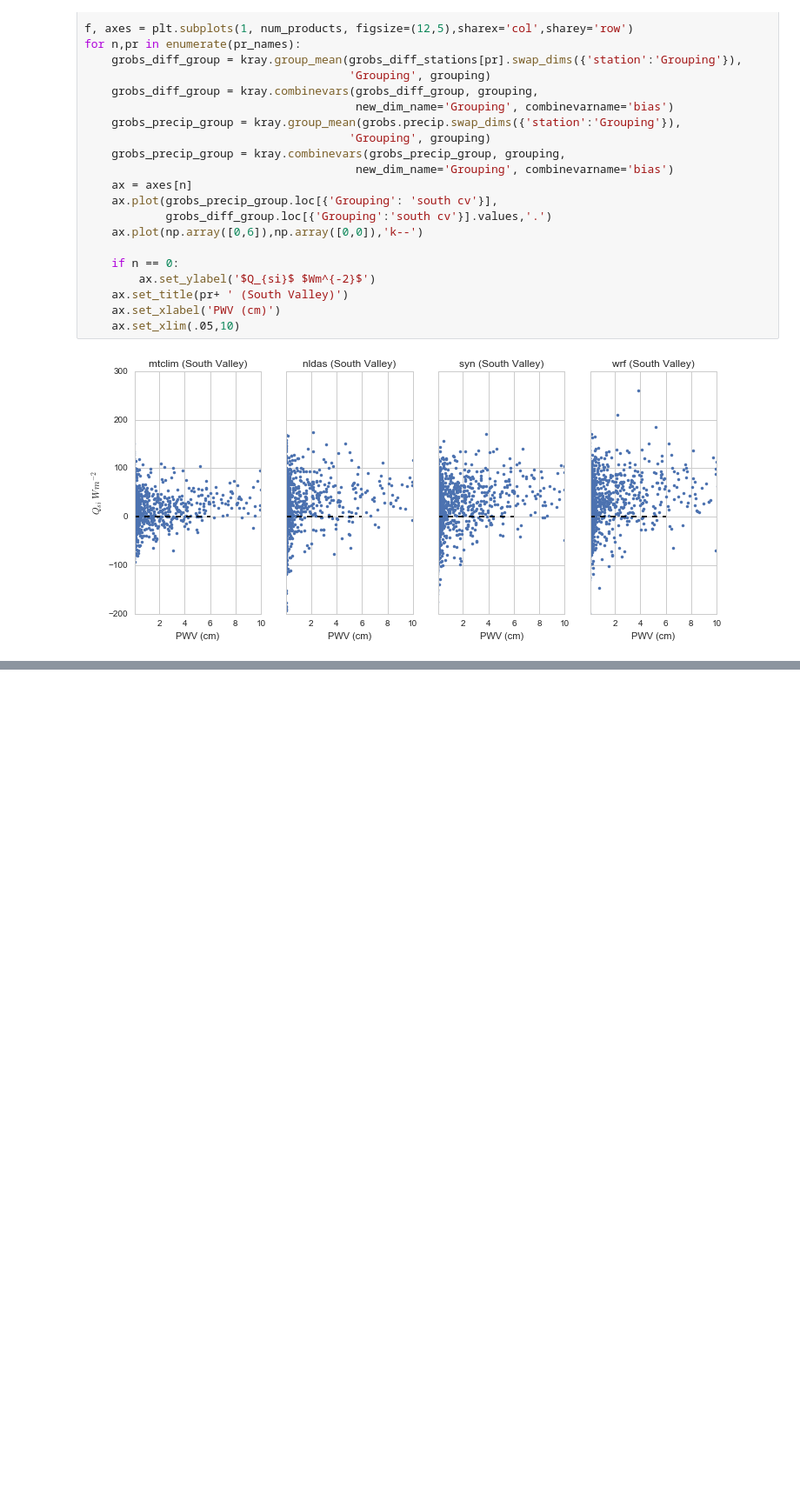
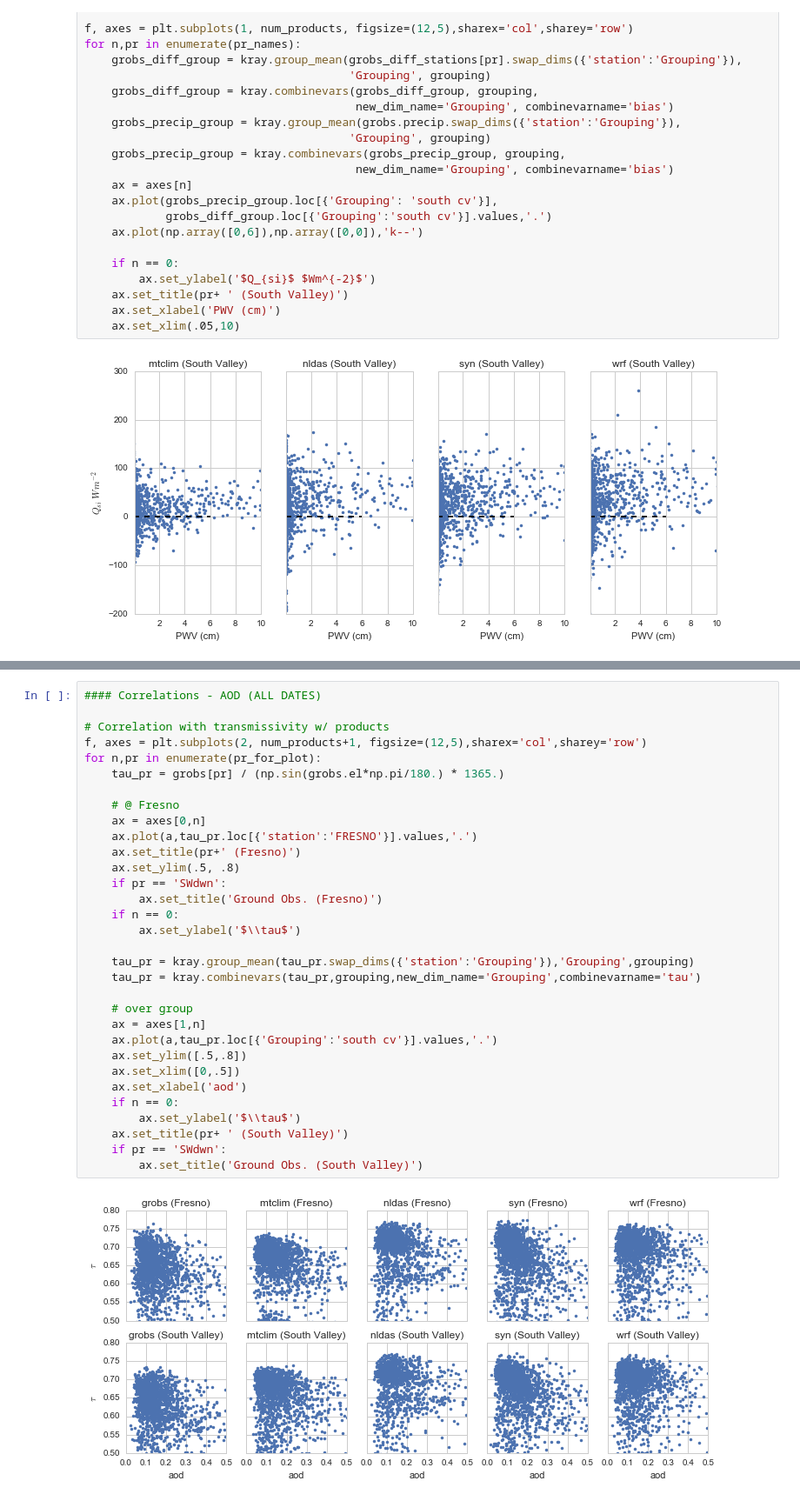
Before and after one commit to klapo/CalRad, a Jupyter notebook: CR.Aeronet.ipynb, the cells around one changed output, grey strips where cells are left out. Shown at 87% size. Saved outputs shown, nothing was run; the diff lists cells and outputs as text; blank space fills up the shorter version.

```diff
--- a/CR.Aeronet.ipynb
+++ b/CR.Aeronet.ipynb
@@ -273,0 +343,34 @@ for n,pr in enumerate(pr_names):
+# %%
+#### Correlations - AOD (ALL DATES)
+
+# Correlation with transmissivity w/ products
+f, axes = plt.subplots(2, num_products+1, figsize=(12,5),sharex='col',sharey='row')
+for n,pr in enumerate(pr_for_plot):
+    tau_pr = grobs[pr] / (np.sin(grobs.el*np.pi/180.) * 1365.)
+
+    # @ Fresno
+    ax = axes[0,n]
+    ax.plot(a,tau_pr.loc[{'station':'FRESNO'}].values,'.')
+    ax.set_title(pr+' (Fresno)')
+    ax.set_ylim(.5, .8)
+    if pr == 'SWdwn':
+        ax.set_title('Ground Obs. (Fresno)')
+    if n == 0:
+        ax.set_ylabel('$\\tau$')
+
+    tau_pr = kray.group_mean(tau_pr.swap_dims({'station':'Grouping'}),'Grouping',grouping)
+    tau_pr = kray.combinevars(tau_pr,grouping,new_dim_name='Grouping',combinevarname='tau')
+
+    # over group
+    ax = axes[1,n]
+    ax.plot(a,tau_pr.loc[{'Grouping':'south cv'}].values,'.')
+    ax.set_ylim([.5,.8])
+    ax.set_xlim([0,.5])
+    ax.set_xlabel('aod')
+    if n == 0:
+        ax.set_ylabel('$\\tau$')
+    ax.set_title(pr+ ' (South Valley)')
+    if pr == 'SWdwn':
+        ax.set_title('Ground Obs. (South Valley)')
+# %% [output]
+[figure, added]
```
Also changed, not shown: parts of 5 cells of this notebook.
